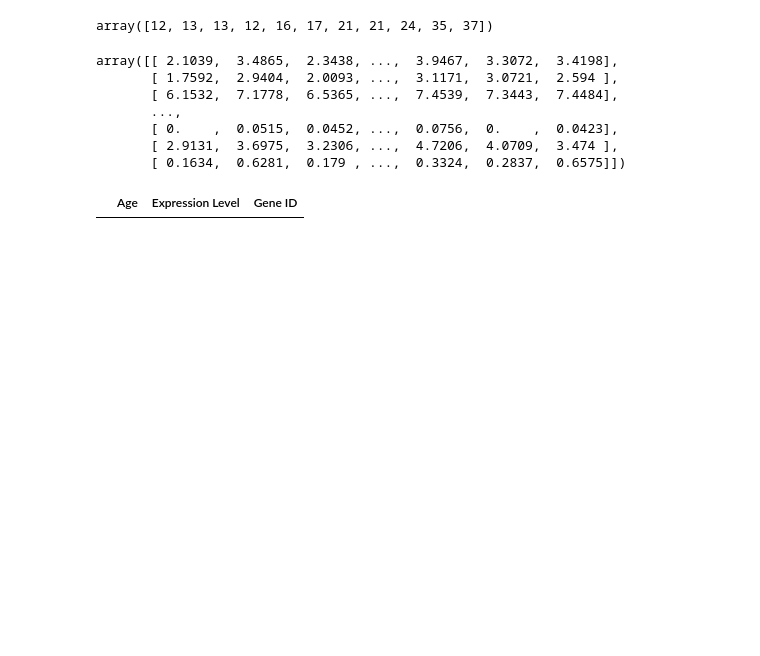
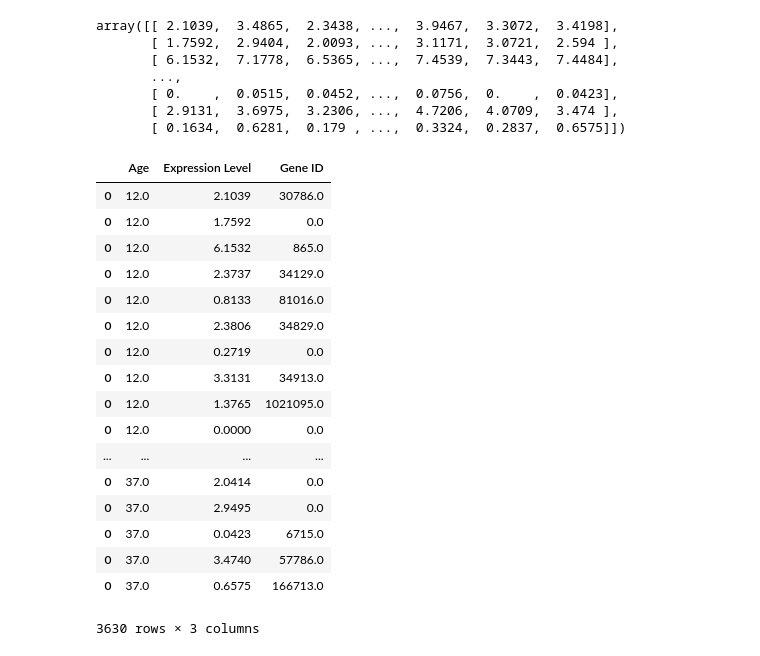
Before and after one commit to UW-Biol419-Wi2017/SpontaneousActivity, a Jupyter notebook: Kmeans on KCNK9 Allen data.ipynb, the cells around one changed output. Saved outputs shown, nothing was run; the diff lists cells and outputs as text; code cells hidden in the pictures; blank space fills up the shorter version.

```diff
--- a/Kmeans on KCNK9 Allen data.ipynb
+++ b/Kmeans on KCNK9 Allen data.ipynb
@@ -15,9 +16,6 @@ rows = pd.read_csv('Rows.csv', header =None)
 data = data.ix[:,1:11]
 # %%
 age = np.array([12, 13, 13, 12, 16, 17, 21, 21, 24, 35, 37])
-age
-# %% [output]
-array([12, 13, 13, 12, 16, 17, 21, 21, 24, 35, 37])
 # %%
 data.values
 # %% [output]
@@ -34,8 +32,30 @@ columns = ['Age','Expression Level', 'Gene ID']
 df = pd.DataFrame(columns=columns)
 df = df_.fillna(0)
 #clean_data = pd.DataFrame(0, columns=columns)
-# %%
-#for x in range(3960):
-df = df.append({'name': 'Zed', 'age': 9, 'height': 2}
-# %% [output]
-|  | Age | Expression Level | Gene ID |
+# %%
+#filling out new dataframe to include only information that will be used for K-means
+columns = ['Age','Expression Level', 'Gene ID']
+df = pd.DataFrame(columns=columns)
+for x in range(1,12):
+    for y in range(1,331):
+        df = df.append([{'Age': age[x-1], 'Expression Level': data.ix[y-1,x], 'Gene ID': rows[y-1]}])
+df
+# %% [output]
+|  | Age | Expression Level | Gene ID |
+| 0 | 12.0 | 2.1039 | 30786.0 |
+| 0 | 12.0 | 1.7592 | 0.0 |
+| 0 | 12.0 | 6.1532 | 865.0 |
+| 0 | 12.0 | 2.3737 | 34129.0 |
+| 0 | 12.0 | 0.8133 | 81016.0 |
+| 0 | 12.0 | 2.3806 | 34829.0 |
+| 0 | 12.0 | 0.2719 | 0.0 |
+| 0 | 12.0 | 3.3131 | 34913.0 |
+| 0 | 12.0 | 1.3765 | 1021095.0 |
+| 0 | 12.0 | 0.0000 | 0.0 |
+| ... | ... | ... | ... |
+| 0 | 37.0 | 2.0414 | 0.0 |
+| 0 | 37.0 | 2.9495 | 0.0 |
+| 0 | 37.0 | 0.0423 | 6715.0 |
+| 0 | 37.0 | 3.4740 | 57786.0 |
+| 0 | 37.0 | 0.6575 | 166713.0 |
+3630 rows × 3 columns
```
Also changed, not shown: parts of 5 cells of this notebook.
